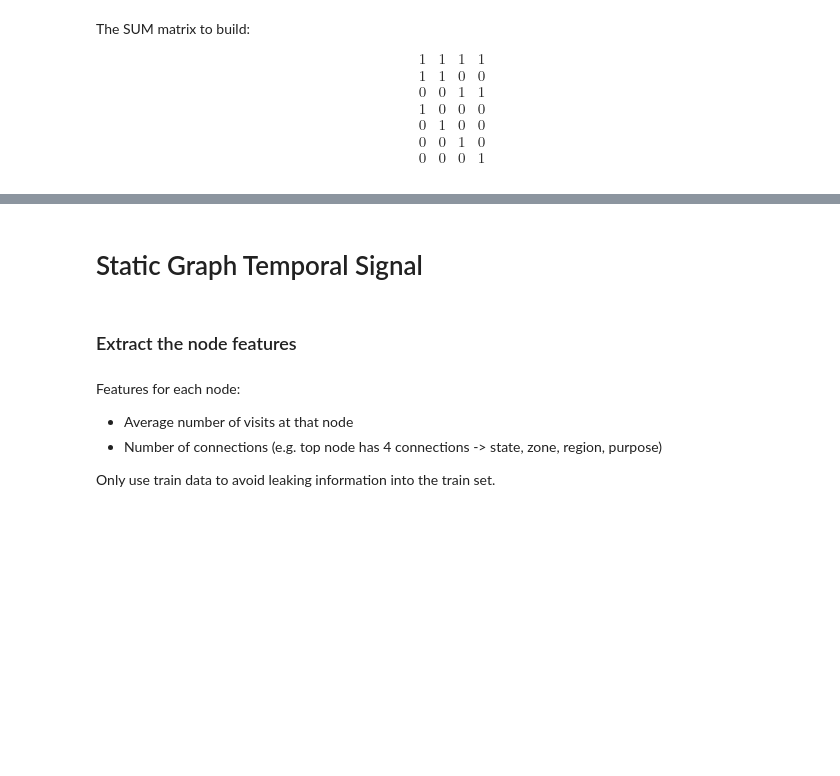
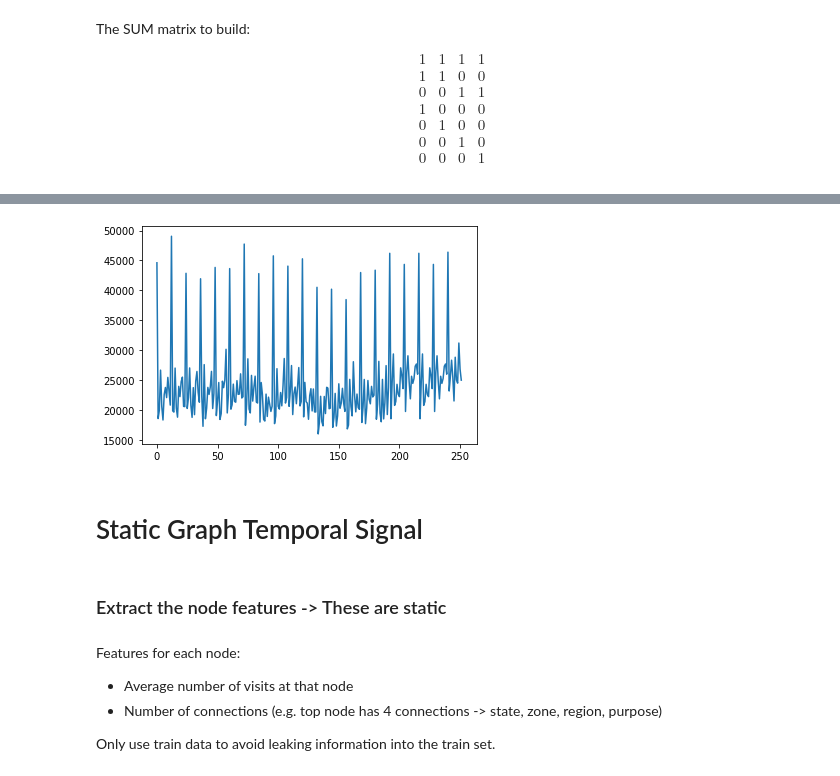
Before and after one commit to luisroque/deep_graph_cLSTM_hierarchical_time_series, a Jupyter notebook: create_graph_structure.ipynb, the cells around one changed output, grey strips where cells are left out. Drawn from its saved outputs; the diff is of its cells as text; code cells hidden in the pictures; blank space fills up the shorter version.

```diff
--- a/create_graph_structure.ipynb
+++ b/create_graph_structure.ipynb
@@ -35,0 +34,2 @@ array([[ 307, 2142,  202, ...,    3,    0,    5],
+# %%
+test = data['predict']['data'].T.reshape(304, -1)[:,228-36:].T
@@ -79,7 +81,11 @@ array([[1., 1., 1., ..., 1., 1., 1.],
+# %%
+plt.plot(np.concatenate((visitors_train[0], visitors_test[0])));
+# %% [output]
+[figure, added]
 # %% [markdown]
 # Static Graph Temporal Signal
 # %% [markdown]
-### Extract the node features
+### Extract the node features -> These are static
 # %% [markdown]
 Features for each node:
 - Average number of visits at that node
```
Also changed, not shown: parts of 41 cells of this notebook.
